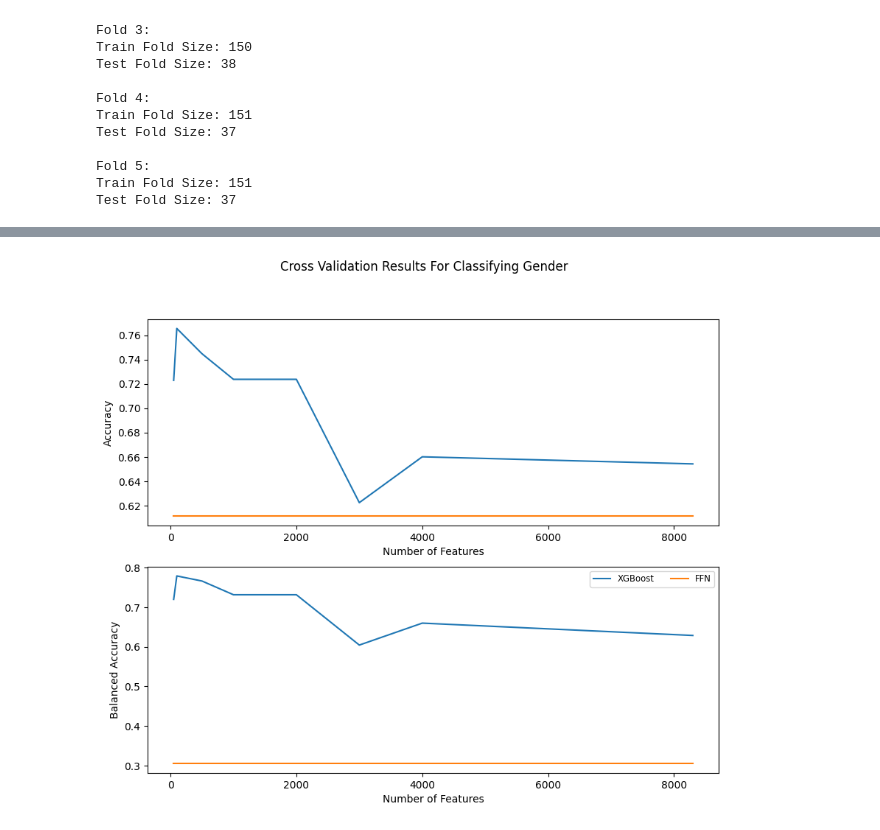
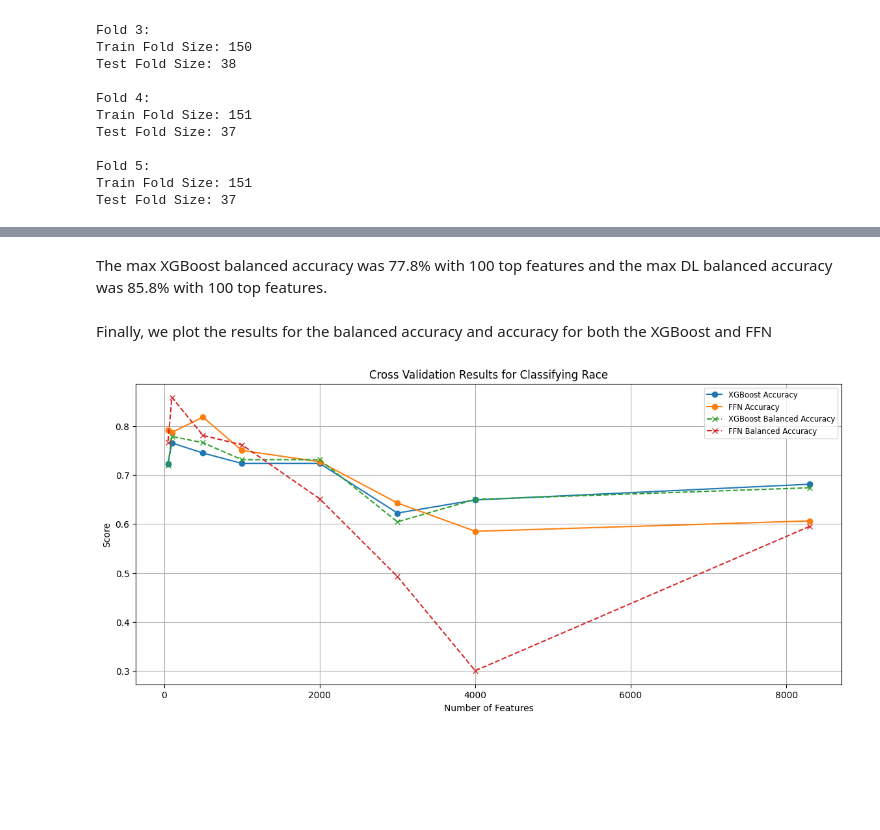
Before and after one commit to cekcreator/Mitigating-socio-demographic-bias, a Jupyter notebook: code/code.ipynb, the cells around one changed output, grey strips where cells are left out. Saved outputs shown, nothing was run; the diff lists cells and outputs as text; code cells hidden in the pictures; blank space fills up the shorter version.

Commit message:
Fixed FFN balanced accuracy and added comments

```diff
--- a/code/code.ipynb
+++ b/code/code.ipynb
@@ -438,6 +447,7 @@ for i, (cols) in enumerate(genderDF.columns):
     genderCorr.append(corr)
 
 genderCorr = np.array(genderCorr)
-# %%
-genderCorr[np.isnan(genderCorr)] = 0
+# %%
+# check if any NaN values and set them to -1
+genderCorr[np.isnan(genderCorr)] = -1
 # %%
@@ -681,19 +727,28 @@ Max DL Number of Features: 8299, with balanced accuracy of 30.568990042674255%
 #######################################
+# %% [markdown]
+The max XGBoost balanced accuracy was 77.8% with 100 top features and the max DL balanced accuracy was 85.8% with 100 top features.
+# %% [markdown]
+Finally, we plot the results for the balanced accuracy and accuracy for both the XGBoost and FFN
 # %%
 from matplotlib import pyplot as plt
+plt.figure(figsize=(14, 6))
+plt.title("Cross Validation Results for Classifying Race")
 
-fig, ax = plt.subplots(2, figsize=(10, 8))
-fig.suptitle("Cross Validation Results For Classifying Gender")
-ax[0].plot(numberOfFeatures, accTree, label="XGBoost")
-ax[0].plot(numberOfFeatures, accDL, label="FFN")
-ax[0].set(xlabel="Number of Features", ylabel="Accuracy")
-plt.legend()
+# Plot accuracy metrics
+plt.plot(numberOfFeatures, accTree, label="XGBoost Accuracy", marker='o')
+plt.plot(numberOfFeatures, accDL, label="FFN Accuracy", marker='o')
 
-ax[1].plot(numberOfFeatures, bAccTree, label="XGBoost")
-ax[1].plot(numberOfFeatures, bAccDL, label="FFN")
-ax[1].set(xlabel="Number of Features", ylabel="Balanced Accuracy")
+# Plot balanced accuracy metrics
+plt.plot(numberOfFeatures, bAccTree, label="XGBoost Balanced Accuracy", linestyle='--', marker='x')
+plt.plot(numberOfFeatures, bAccDL, label="FFN Balanced Accuracy", linestyle='--', marker='x')
 
-plt.legend(loc='upper right', fontsize='small', ncol=2)
+# Add labels, legend, and grid
+plt.xlabel("Number of Features")
+plt.ylabel("Score")
+plt.legend(loc='best', fontsize='small')
+plt.grid(True)
+
+# Show plot
 plt.show()
 # %% [output]
-[figure, old version]
+[figure, new version]
```
Also changed, not shown: parts of 13 cells of this notebook.
